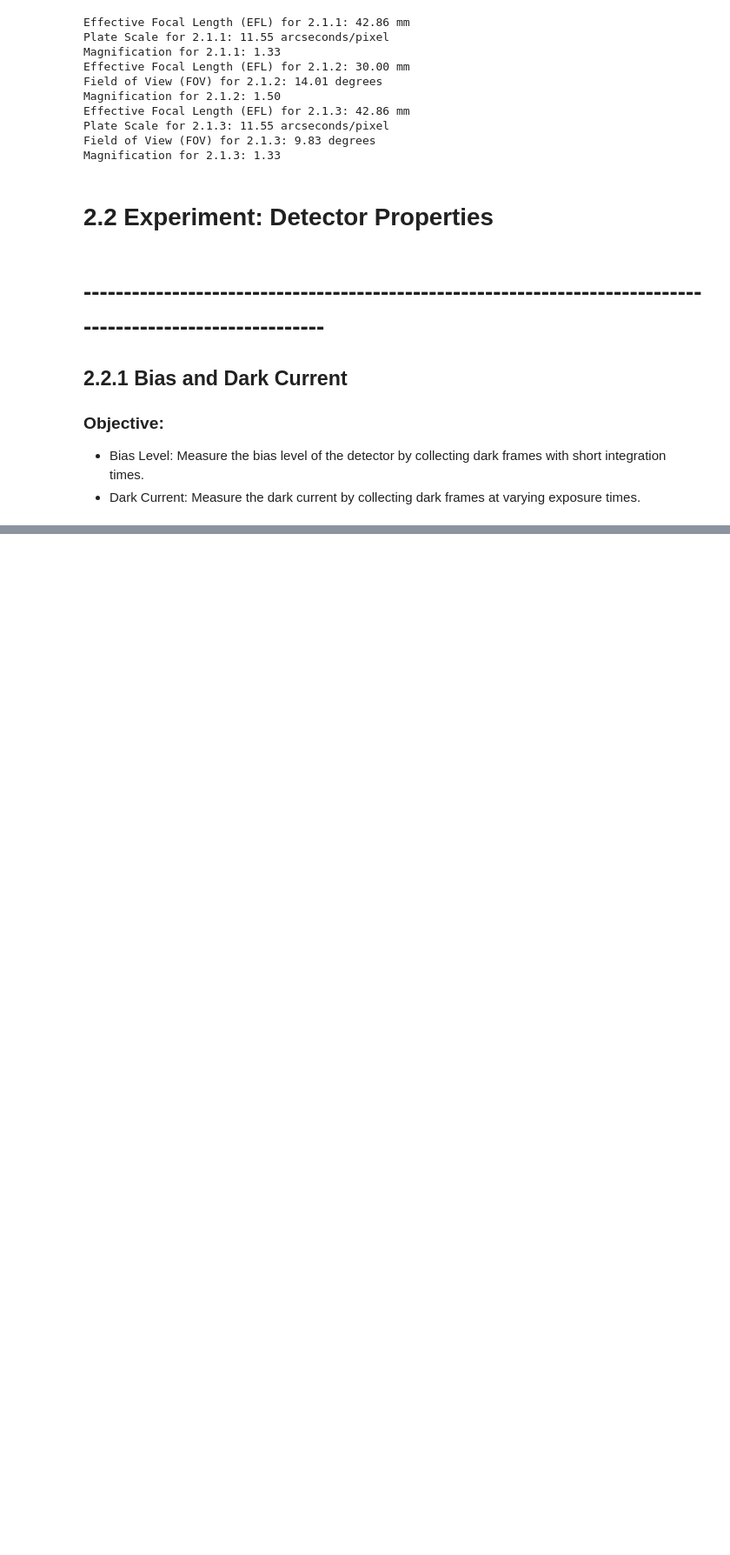
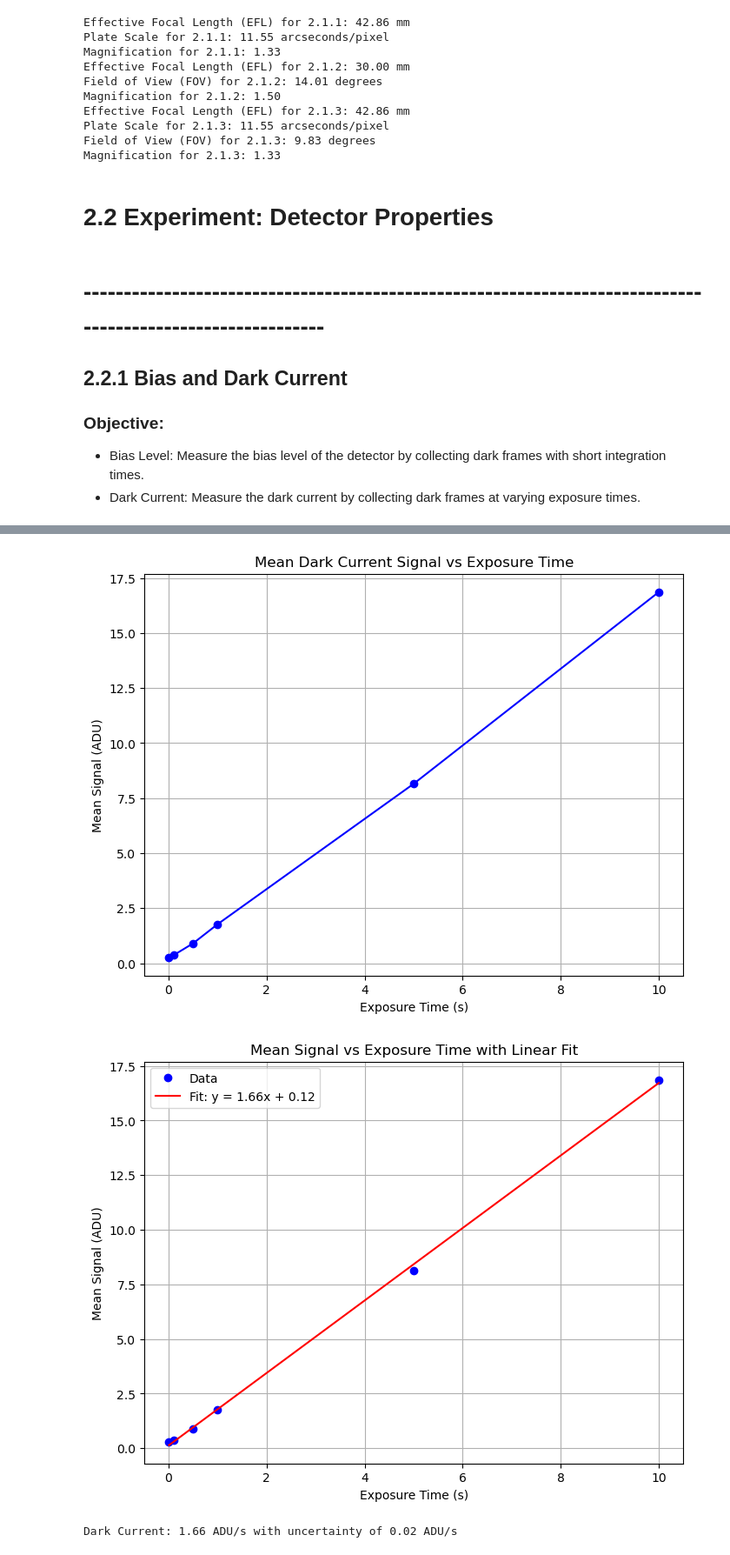
Before and after one commit to quentinleny/ASTRON120_Labs, a Jupyter notebook: ASTRO 120 Lab 1.ipynb, the cells around one changed output, grey strips where cells are left out. Shown at 87% size. Drawn from its saved outputs; the diff is of its cells as text; code cells hidden in the pictures; blank space fills up the shorter version.

```diff
--- a/ASTRO 120 Lab 1.ipynb
+++ b/ASTRO 120 Lab 1.ipynb
@@ -423,0 +545,49 @@ SyntaxError: (unicode error) 'unicodeescape' codec can't decode bytes in positio
+# %%
+import matplotlib.pyplot as plt
+
+# Exposure times and mean signals
+exposure_times = [0.01, 0.1, 0.5, 1, 5, 10]
+mean_signals = [0.27, 0.36, 0.90, 1.77, 8.15, 16.86]
+
+
+# Plot Mean Signal vs Exposure Time
+plt.figure(figsize=(8, 6))
+plt.plot(exposure_times, mean_signals, marker='o', linestyle='-', color='b')
+plt.title('Mean Dark Current Signal vs Exposure Time')
+plt.xlabel('Exposure Time (s)')
+plt.ylabel('Mean Signal (ADU)')
+plt.grid(True)
+plt.show()
+
+from scipy import stats
+
+#linear regression to find the slope (dark current)
+slope, intercept, r_value, p_value, std_err = stats.linregress(exposure_times, mean_signals)
+
+#Data vs Linear Fit
+plt.figure(figsize=(8, 6))
+plt.plot(exposure_times, mean_signals, 'o', label='Data', color='b')
+plt.plot(exposure_times, slope * np.array(exposure_times) + intercept, 'r-', label=f'Fit: y = {slope:.2f}x + {intercept:.2f}')
+plt.title("Mean Signal vs Exposure Time with Linear Fit")
+plt.xlabel("Exposure Time (s)")
+plt.ylabel("Mean Signal (ADU)")
+plt.legend()
+plt.grid(True)
+plt.show()
+
+# Dark current is represented by the slope (in ADU per second)
+print(f"Dark Current: {slope:.2f} ADU/s with uncertainty of {std_err:.2f} ADU/s")
+
+
+import pandas as pd
+
+df = pd.DataFrame({
+    'Exposure Time (s)': exposure_times,
+    'Mean Signal (ADU)': mean_signals
+})
+
+df
+# %% [output]
+[figure, added]
+[figure, added]
+Dark Current: 1.66 ADU/s with uncertainty of 0.02 ADU/s
```
Also changed, not shown: parts of 28 cells of this notebook.
